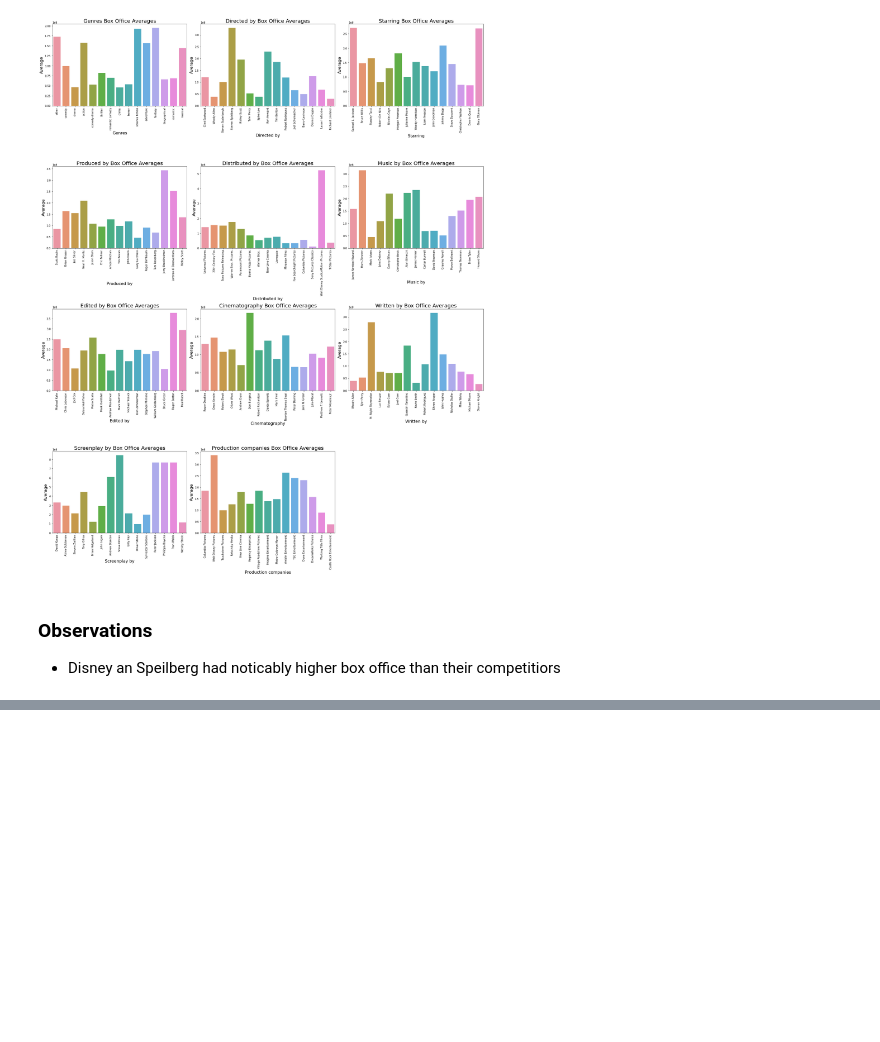
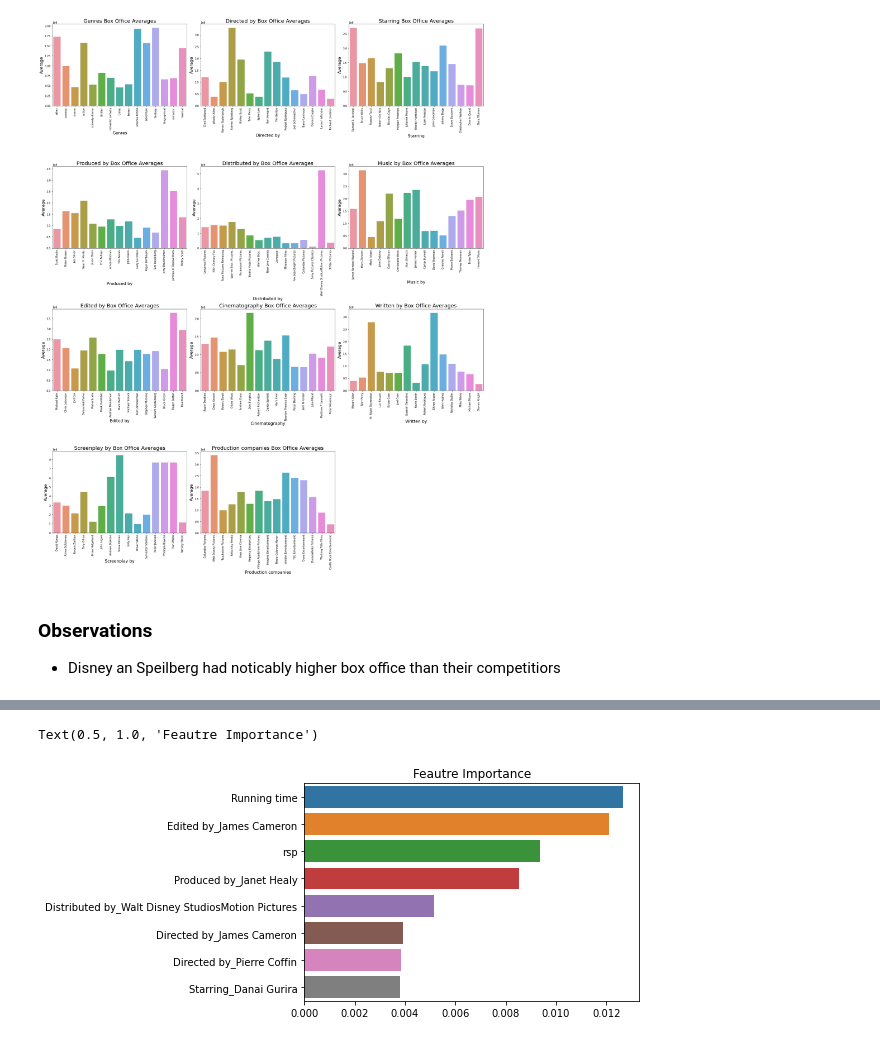
Before and after one commit to jacobh310/film_revenue_model, a Jupyter notebook: Film Revenue Cleaning and EDA.ipynb, the cells around one changed output, grey strips where cells are left out. Drawn from its saved outputs; the diff is of its cells as text; code cells hidden in the pictures; blank space fills up the shorter version.

Commit message:
added feature importance toe eda

```diff
--- a/Film Revenue Cleaning and EDA.ipynb
+++ b/Film Revenue Cleaning and EDA.ipynb
@@ -488,0 +493,12 @@ plt.show()
+# %%
+with open('final_film_model', 'rb') as f:
+    model = pickle.load(f)
+# %%
+feat_imports = pd.Series(model.feature_importances_).sort_values(ascending=False).head(10)
+# %%
+cats = ['Budget','Running time','Edited by_James Cameron', 'rsp', 'Produced by_Janet Healy',
+       'Running time', 'Distributed by_Walt Disney StudiosMotion Pictures',
+       'Directed by_James Cameron', 'Directed by_Pierre Coffin',
+       'Starring_Danai Gurira']
+# %%
+feat_imports.index = cats
@@ -488,0 +519,6 @@ plt.show()
+# %%
+sns.barplot(y=cats[1:], x=feat_imports.values[1:], ci=None)
+plt.title('Feautre Importance')
+# %% [output]
+Text(0.5, 1.0, 'Feautre Importance')
+[figure, added]
```
Also changed, not shown: parts of 3 cells of this notebook, 1 other file.
